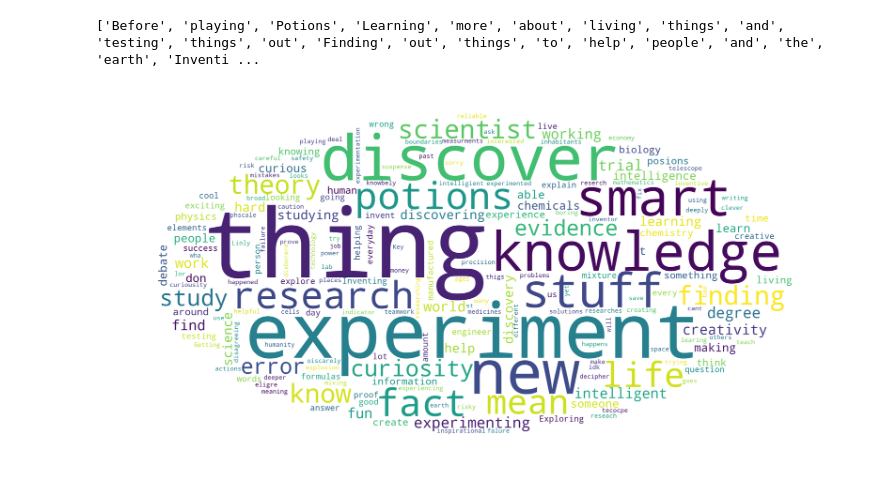
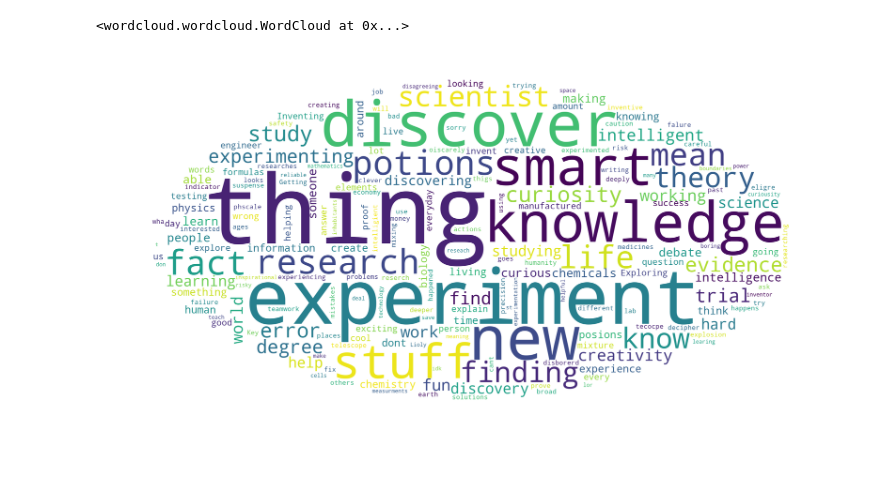
Before and after one commit to markbasham/DiamondTheGamePrintAndPlayGraphs, a Jupyter notebook: RGS_WordClouds.ipynb, the cells around one changed output. Cells and saved outputs as stored; diff of their text form; code cells hidden in the pictures.

Commit message:
Update before and after word clouds

```diff
--- a/RGS_WordClouds.ipynb
+++ b/RGS_WordClouds.ipynb
@@ -23,10 +5,14 @@ print(df)
 # %%
-words = []
-for a in df['Being a scientist means'].fillna(''):
-    words = words + a.split()
-print(words)
+before_words = []
+for a in df['Being a scientist means? Before'].fillna(''):
+    before_words = before_words + a.split()
+
+after_words = []
+for a in df['Being a scientist means? After'].fillna(''):
+    after_words = after_words + a.split()
+
+#print(before_words)
+#print(after_words)
-# %% [output]
-['Before', 'playing', 'Potions', 'Learning', 'more', 'about', 'living', 'things', 'and', 'testing', 'things', 'out', 'Finding', 'out', 'things', 'to', 'help', 'people', 'and', 'the', 'earth', 'Inventi ...
 # %%
 import matplotlib.pyplot as plt
 
@@ -37,27 +23,27 @@ def plot_cloud(wordcloud):
 # %%
 from wordcloud import WordCloud, STOPWORDS
 import numpy as np
 
 x, y = np.ogrid[:3000, :3000]
 
 mask = (x - 1500) ** 2 + (y - 1500) ** 2 > 1300 ** 2
 mask = 255 * mask.astype(int)
 mask = mask[::2,:]
 
-img_out = WordCloud(width=3000,
+wordcloud = WordCloud(width=3000,
                     height=2000,
                     random_state=1,
                     background_color='white',
                     mask=mask,
                     colormap='viridis',
                     collocations=False,
                     stopwords=STOPWORDS)
 
-img_out.generate(' '.join(words))
+wordcloud.generate(' '.join(before_words))
 
-plot_cloud(img_out)
+plot_cloud(wordcloud)
 
-#destination File
-#img_out.to_file("C:\\Users\\Paras\\Desktop\\py\\working\\img_out.png")
+wordcloud.to_file("figures/RGS_words_before.png")
 # %% [output]
+<wordcloud.wordcloud.WordCloud at 0x...>
-[figure, old version]
+[figure, new version]
```
Also changed, not shown: parts of 2 cells of this notebook, 2 other files.
